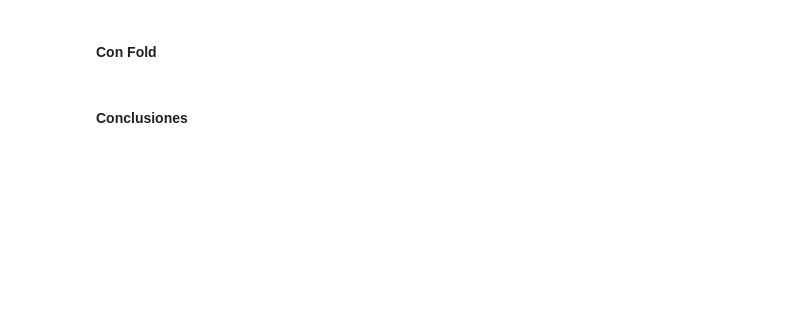
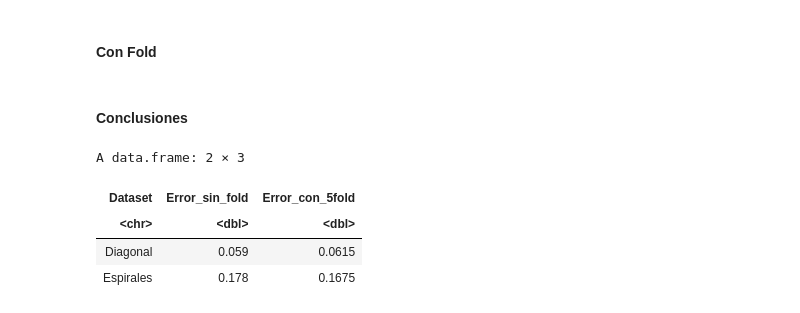
Before and after one commit to natimellino/mineria-de-datos, a Jupyter notebook: TP1.ipynb, the cells around one changed output. Saved outputs shown, nothing was run; the diff lists cells and outputs as text; code cells hidden in the pictures; blank space fills up the shorter version.

```diff
--- a/TP1.ipynb
+++ b/TP1.ipynb
@@ -264,2 +314,18 @@ knn_error_espiral
 # %% [markdown]
 #### Conclusiones
+# %%
+knn_sin = knn_sin_fold()
+knn_con = knn_con_fold()
+
+df <- data.frame(
+    'Dataset'=c('Diagonal', 'Espirales'),
+    'Error_sin_fold'=c(knn_sin[1], knn_sin[2]),
+    'Error_con_5fold'=c(knn_con[1], knn_con[2])
+    )
+df
+# %% [output]
+A data.frame: 2 × 3
+| Dataset | Error_sin_fold | Error_con_5fold |
+| <chr> | <dbl> | <dbl> |
+| Diagonal | 0.059 | 0.0615 |
+| Espirales | 0.178 | 0.1675 |
```
Also changed, not shown: parts of 10 cells of this notebook.
